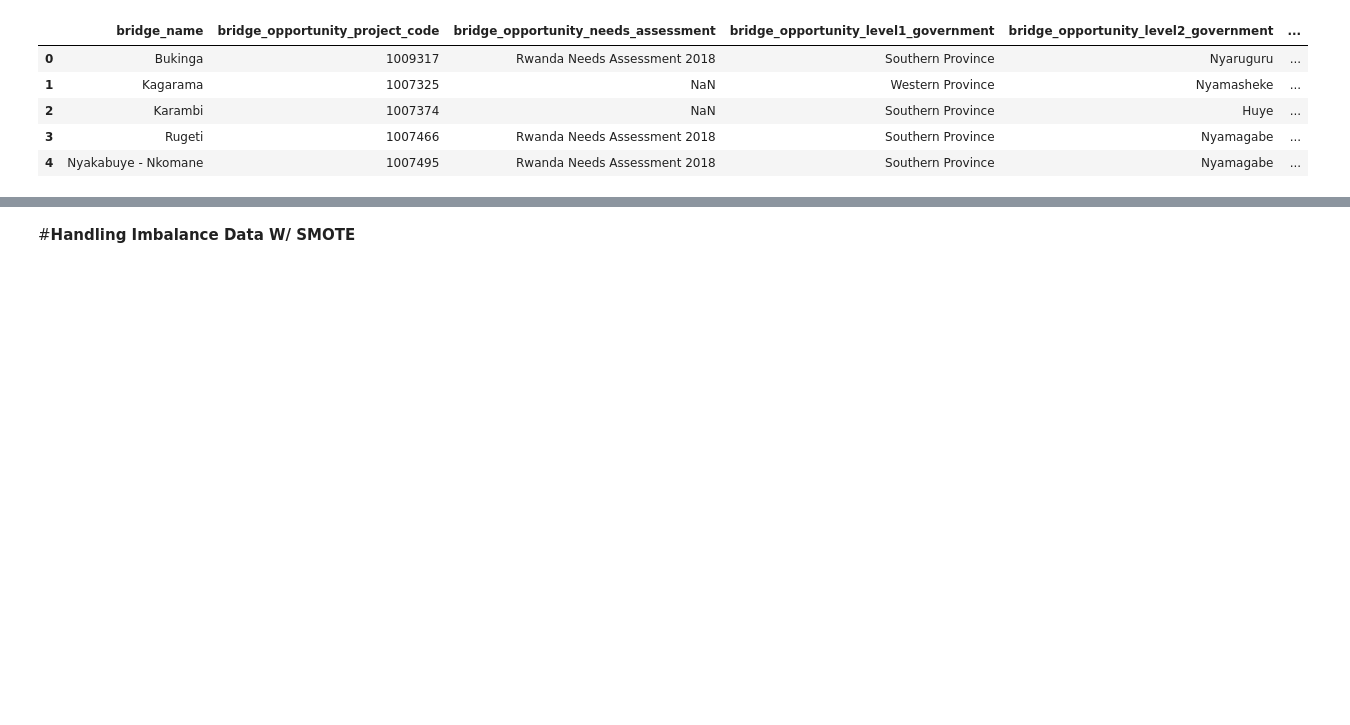
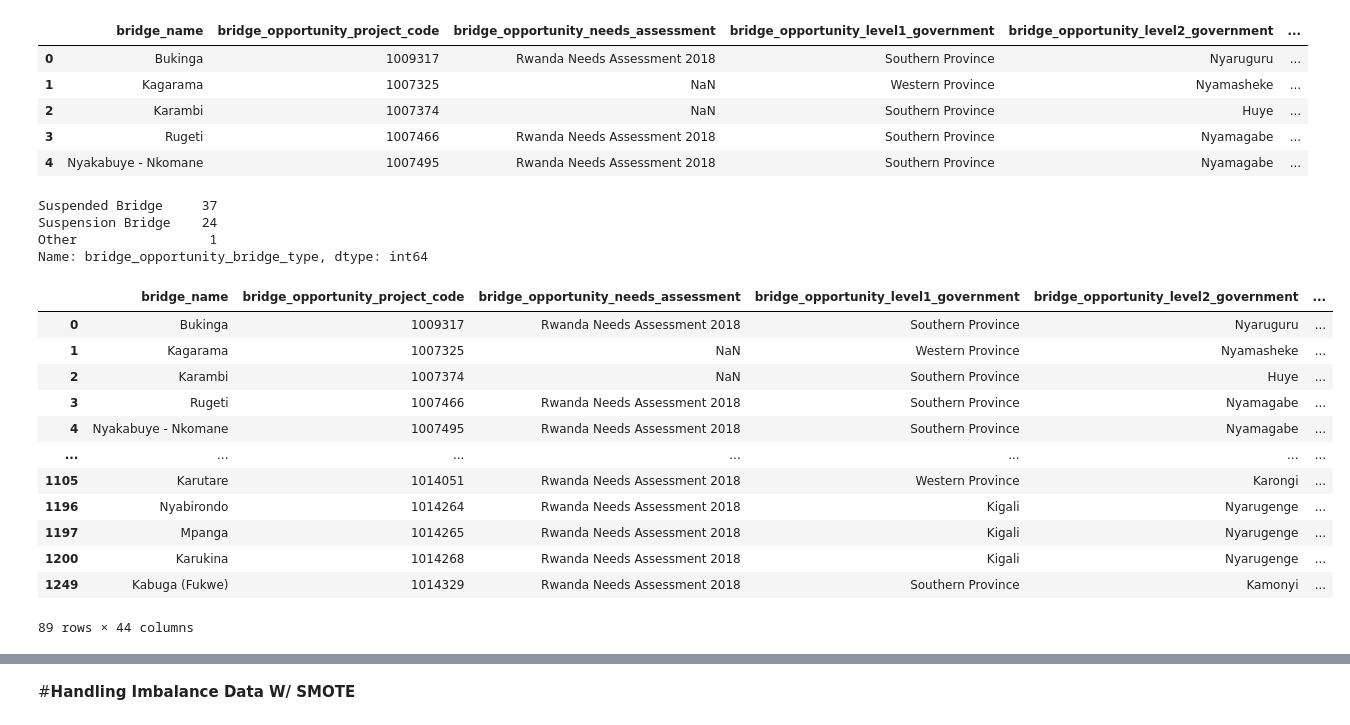
Before and after one commit to BloomTech-Labs/bridges-to-prosperity-ds-d, a Jupyter notebook: notebooks/Bridges_to_Prosperity_Model_Building.ipynb, the cells around one changed output, grey strips where cells are left out. Saved outputs shown, nothing was run; the diff lists cells and outputs as text; code cells hidden in the pictures; blank space fills up the shorter version.

```diff
--- a/notebooks/Bridges_to_Prosperity_Model_Building.ipynb
+++ b/notebooks/Bridges_to_Prosperity_Model_Building.ipynb
@@ -919,3 +935,10 @@ df.head()
 | 2 | Karambi | 1007374 | NaN | Southern Province | Huye | ... |
 | 3 | Rugeti | 1007466 | Rwanda Needs Assessment 2018 | Southern Province | Nyamagabe | ... |
 | 4 | Nyakabuye - Nkomane | 1007495 | Rwanda Needs Assessment 2018 | Southern Province | Nyamagabe | ... |
+# %%
+df['bridge_opportunity_bridge_type'].value_counts()
+# %% [output]
+Suspended Bridge     37
+Suspension Bridge    24
+Other                 1
+Name: bridge_opportunity_bridge_type, dtype: int64
@@ -922,3 +947,19 @@ df.head()
+# %%
+df
+# %% [output]
+|  | bridge_name | bridge_opportunity_project_code | bridge_opportunity_needs_assessment | bridge_opportunity_level1_government | bridge_opportunity_level2_government | ... |
+| 0 | Bukinga | 1009317 | Rwanda Needs Assessment 2018 | Southern Province | Nyaruguru | ... |
+| 1 | Kagarama | 1007325 | NaN | Western Province | Nyamasheke | ... |
+| 2 | Karambi | 1007374 | NaN | Southern Province | Huye | ... |
+| 3 | Rugeti | 1007466 | Rwanda Needs Assessment 2018 | Southern Province | Nyamagabe | ... |
+| 4 | Nyakabuye - Nkomane | 1007495 | Rwanda Needs Assessment 2018 | Southern Province | Nyamagabe | ... |
+| ... | ... | ... | ... | ... | ... | ... |
+| 1105 | Karutare | 1014051 | Rwanda Needs Assessment 2018 | Western Province | Karongi | ... |
+| 1196 | Nyabirondo | 1014264 | Rwanda Needs Assessment 2018 | Kigali | Nyarugenge | ... |
+| 1197 | Mpanga | 1014265 | Rwanda Needs Assessment 2018 | Kigali | Nyarugenge | ... |
+| 1200 | Karukina | 1014268 | Rwanda Needs Assessment 2018 | Kigali | Nyarugenge | ... |
+| 1249 | Kabuga (Fukwe) | 1014329 | Rwanda Needs Assessment 2018 | Southern Province | Kamonyi | ... |
+89 rows × 44 columns
 # %%
 !pip install category_encoders
 # %% [output]
```
Also changed, not shown: parts of 52 cells of this notebook.
